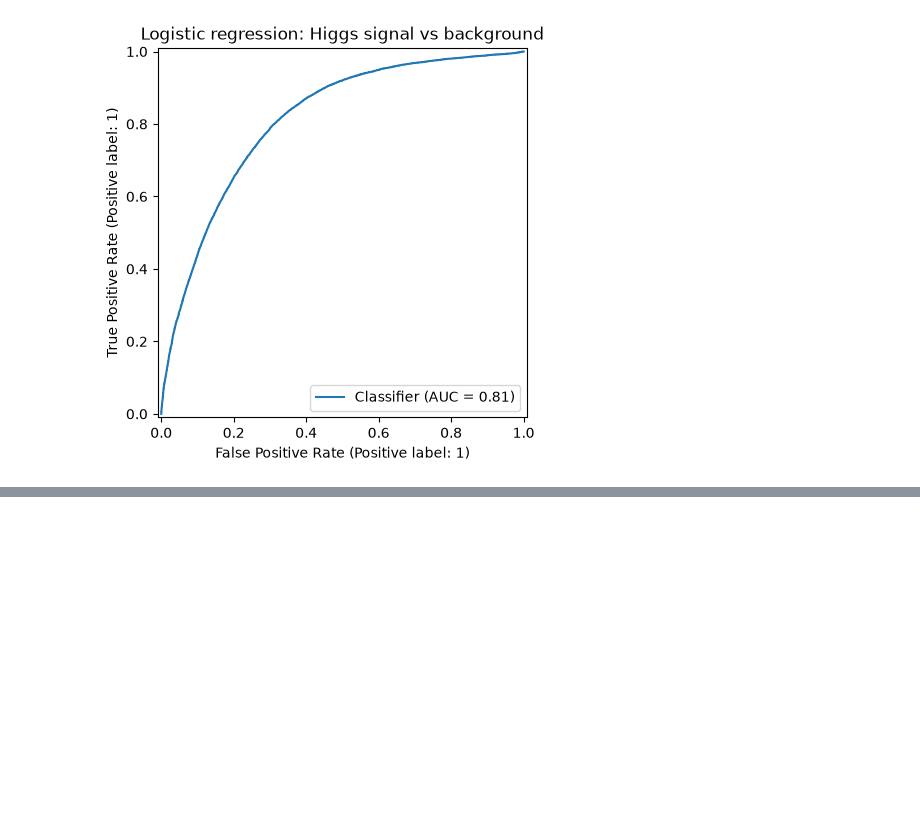
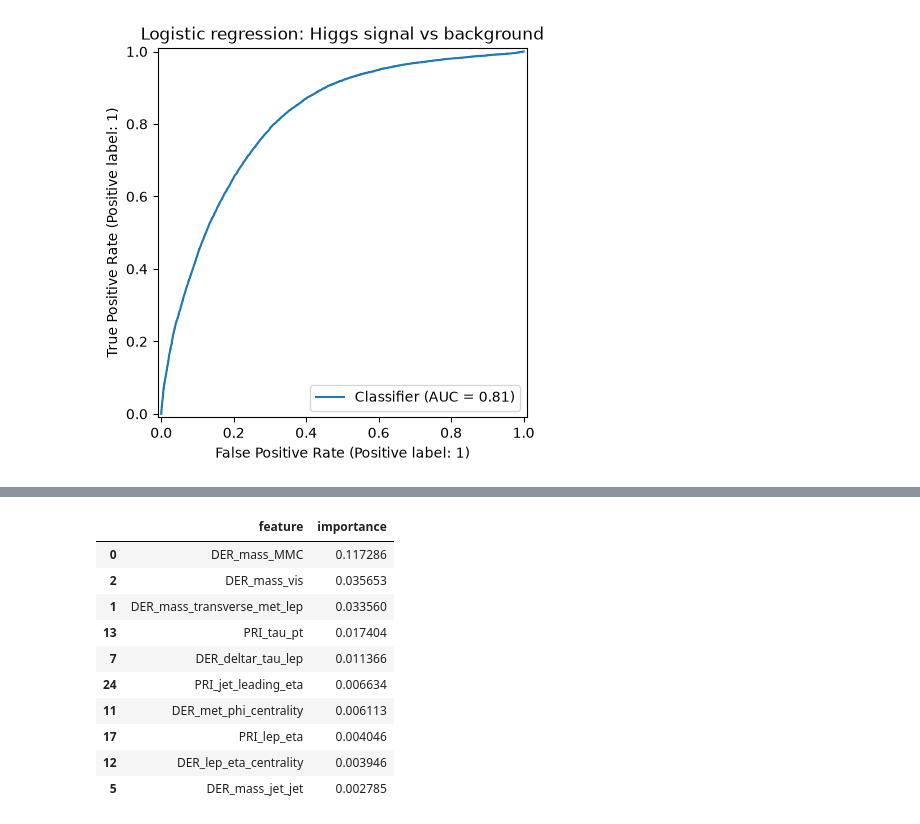
Before and after one commit to nicobenincasa/higgs_ml, a Jupyter notebook: notebooks/01_exploration.ipynb, the cells around one changed output, grey strips where cells are left out. Cells and saved outputs as stored; diff of their text form; code cells hidden in the pictures; blank space fills up the shorter version.

```diff
--- a/notebooks/01_exploration.ipynb
+++ b/notebooks/01_exploration.ipynb
@@ -209,3 +217,10 @@ plt.title("Logistic regression: Higgs signal vs background")
 plt.show()
 # %% [output]
 [figure]
+# %%
+boosted_model = HistGradientBoostingClassifier(
+    max_iter=200,
+    learning_rate=0.1,
+    max_leaf_nodes=31,
+    random_state=42,
+)
@@ -211,0 +307,18 @@ plt.show()
+# %%
+importance = importance.sort_values(
+    "importance",
+    ascending=False,
+)
+importance.head(10)
+# %% [output]
+|  | feature | importance |
+| 0 | DER_mass_MMC | 0.117286 |
+| 2 | DER_mass_vis | 0.035653 |
+| 1 | DER_mass_transverse_met_lep | 0.033560 |
+| 13 | PRI_tau_pt | 0.017404 |
+| 7 | DER_deltar_tau_lep | 0.011366 |
+| 24 | PRI_jet_leading_eta | 0.006634 |
+| 11 | DER_met_phi_centrality | 0.006113 |
+| 17 | PRI_lep_eta | 0.004046 |
+| 12 | DER_lep_eta_centrality | 0.003946 |
+| 5 | DER_mass_jet_jet | 0.002785 |
```
Also changed, not shown: parts of 18 cells of this notebook.
